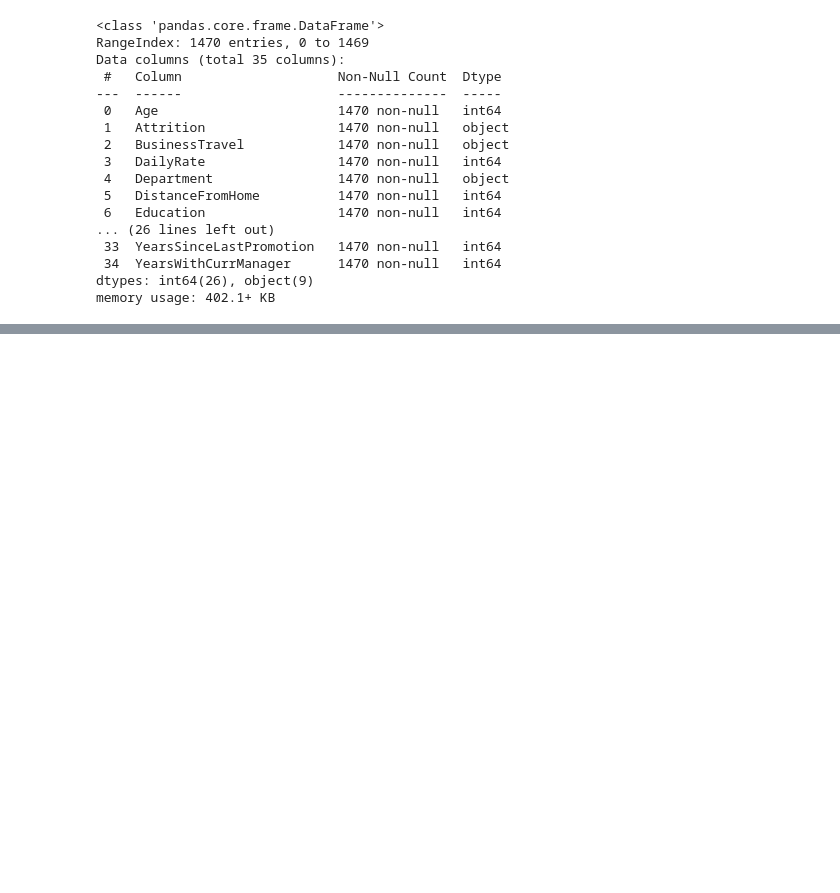
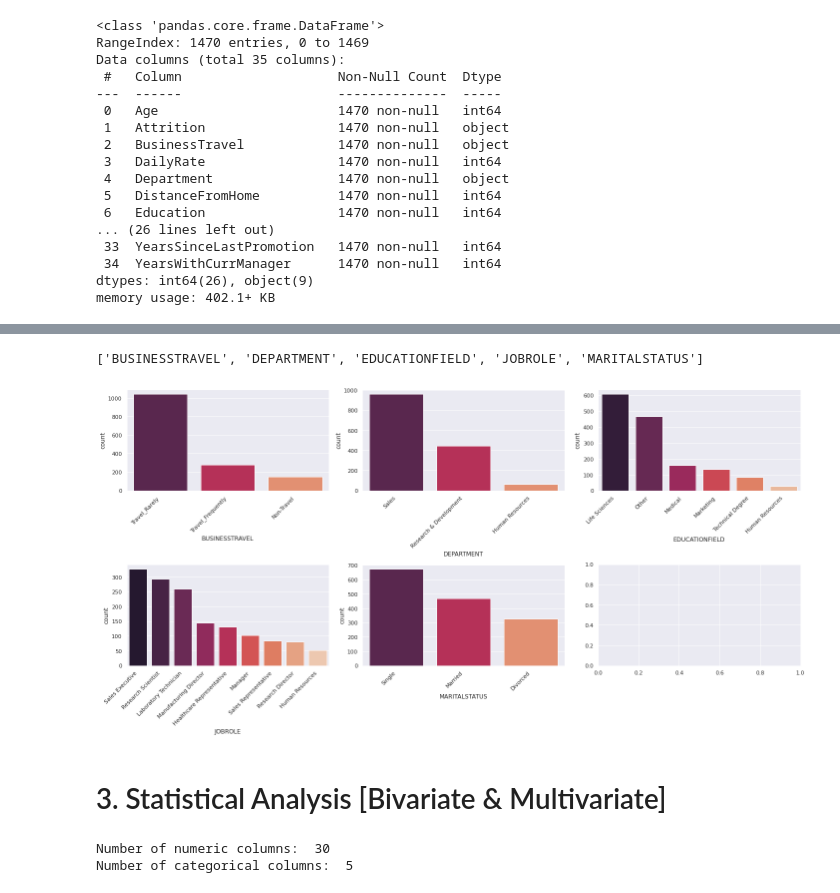
Before and after one commit to Xuanniee/SC1015_Mini_Project, a Jupyter notebook: notebook.ipynb, the cells around one changed output, grey strips where cells are left out. Drawn from its saved outputs; the diff is of its cells as text; code cells hidden in the pictures; blank space fills up the shorter version.

```diff
--- a/notebook.ipynb
+++ b/notebook.ipynb
@@ -161,0 +178,14 @@ print(attrition_df)
+# %%
+# Cleaning the Categorial Variables using Label Encoding
+from sklearn.preprocessing import LabelEncoder
+
+# Create an instance of LabelEncoder
+labelEncoder = LabelEncoder()
+
+# Using fit and transform, assign each categorical value with a numeric value and storing it under new columns
+oldCols = ['BusinessTravel','Department', 'EducationField', 'JobRole', 'MaritalStatus']
+newCols = ['Biz Travel [Labelled]', 'Department [Labelled]', 'EducationField [Labelled]', 'JobRole [Labelled]', 'MaritalStatus [Labelled]']
+attrition_df[newCols] = attrition_df[oldCols].apply(labelEncoder.fit_transform)
+
+# Verify Changes
+print(attrition_df)
@@ -161,0 +210,9 @@ print(attrition_df)
+# %%
+# Cleaning the Column Names
+attrition_df.columns = attrition_df.columns.str.upper()
+
+# Remove all spaces and dots from Variable Names
+attrition_df.columns = attrition_df.columns.str.replace(" ","_") # Spaces are replaced with Underscores
+
+# Verification
+attrition_df.info()
@@ -161,0 +237,3 @@ print(attrition_df)
+# %%
+# Dropping Irrelevant Variables
+attrition_df.drop(['PERFORMANCERATING', 'RELATIONSHIPSATISFACTION', 'STANDARDHOURS', 'EMPLOYEECOUNT', 'OVER18_ONE_HOT_Y_1'], axis = 1, inplace = True)# Remove all spaces and dots from Variable Names
@@ -161,0 +263,4 @@ print(attrition_df)
+# %%
+# Segmenting them into Numeric and Categorical Variables
+numeric_columns = list(attrition_df.select_dtypes(include=np.number).columns)
+categorical_columns = list(attrition_df.select_dtypes(include="object").columns)
@@ -161,0 +288,26 @@ print(attrition_df)
+# %%
+# Verify that Categorical Data was classified
+categorical_columns
+# %% [output]
+['BUSINESSTRAVEL', 'DEPARTMENT', 'EDUCATIONFIELD', 'JOBROLE', 'MARITALSTATUS']
+# %%
+fig, ax = plt.subplots(2,3, figsize = (20,10))
+
+ax = np.ravel(ax)
+for i in range(len(categorical_columns)):
+    sb.countplot(data = attrition_df, x = categorical_columns[i], ax = ax[i], palette="rocket", order = attrition_df[categorical_columns[i]].value_counts().index)
+    ax[i].set_xticklabels(labels = attrition_df[categorical_columns[i]].unique(), rotation=45, ha='right')
+ax = np.reshape(ax, (2, 3))
+plt.tight_layout()
+# %% [output]
+[figure, added]
+# %% [markdown]
+# 3. Statistical Analysis [Bivariate & Multivariate]
+# %%
+# Verifying the number of columns
+
+print('Number of numeric columns: ', len(numeric_columns))
+print('Number of categorical columns: ', len(categorical_columns))
+# %% [output]
+Number of numeric columns:  30
+Number of categorical columns:  5
```
Also changed, not shown: parts of 118 cells of this notebook.
